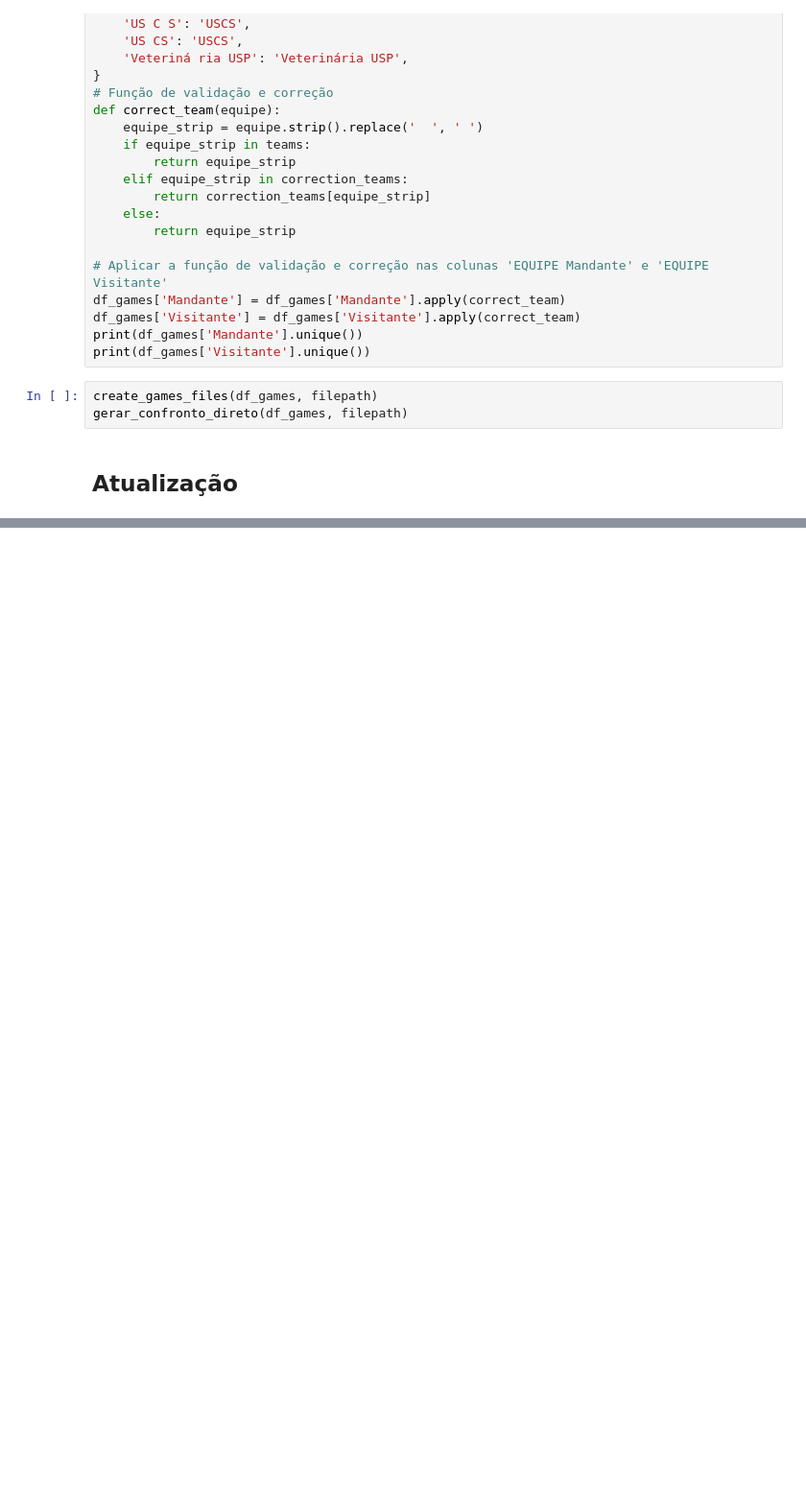
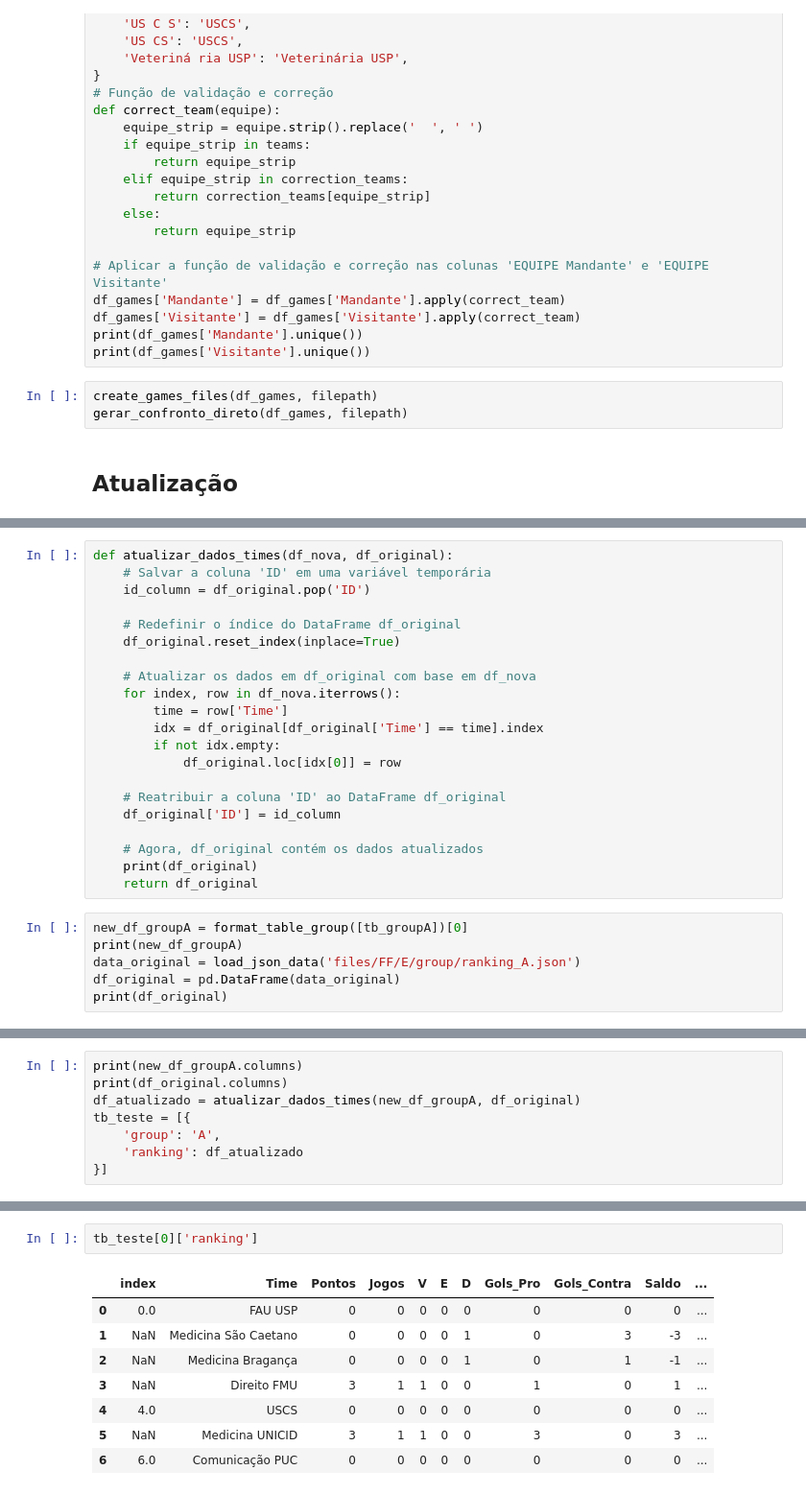
Before and after one commit to Vini9-9/NDU, a Jupyter notebook: ndu.ipynb, the cells around one changed output, grey strips where cells are left out. Shown at 96% size. Saved outputs shown, nothing was run; the diff lists cells and outputs as text; blank space fills up the shorter version.

```diff
--- a/ndu.ipynb
+++ b/ndu.ipynb
@@ -532,0 +700,27 @@ gerar_confronto_direto(df_games, filepath)
+# %%
+def atualizar_dados_times(df_nova, df_original):
+    # Salvar a coluna 'ID' em uma variável temporária
+    id_column = df_original.pop('ID')
+
+    # Redefinir o índice do DataFrame df_original
+    df_original.reset_index(inplace=True)
+
+    # Atualizar os dados em df_original com base em df_nova
+    for index, row in df_nova.iterrows():
+        time = row['Time']
+        idx = df_original[df_original['Time'] == time].index
+        if not idx.empty:
+            df_original.loc[idx[0]] = row
+
+    # Reatribuir a coluna 'ID' ao DataFrame df_original
+    df_original['ID'] = id_column
+
+    # Agora, df_original contém os dados atualizados
+    print(df_original)
+    return df_original
+# %%
+new_df_groupA = format_table_group([tb_groupA])[0]
+print(new_df_groupA)
+data_original = load_json_data('files/FF/E/group/ranking_A.json')
+df_original = pd.DataFrame(data_original)
+print(df_original)
@@ -532,0 +745,8 @@ gerar_confronto_direto(df_games, filepath)
+# %%
+print(new_df_groupA.columns)
+print(df_original.columns)
+df_atualizado = atualizar_dados_times(new_df_groupA, df_original)
+tb_teste = [{
+    'group': 'A',
+    'ranking': df_atualizado
+}]
@@ -532,0 +784,11 @@ gerar_confronto_direto(df_games, filepath)
+# %%
+tb_teste[0]['ranking']
+# %% [output]
+|  | index | Time | Pontos | Jogos | V | E | D | Gols_Pro | Gols_Contra | Saldo | ... |
+| 0 | 0.0 | FAU USP | 0 | 0 | 0 | 0 | 0 | 0 | 0 | 0 | ... |
+| 1 | NaN | Medicina São Caetano | 0 | 0 | 0 | 0 | 1 | 0 | 3 | -3 | ... |
+| 2 | NaN | Medicina Bragança | 0 | 0 | 0 | 0 | 1 | 0 | 1 | -1 | ... |
+| 3 | NaN | Direito FMU | 3 | 1 | 1 | 0 | 0 | 1 | 0 | 1 | ... |
+| 4 | 4.0 | USCS | 0 | 0 | 0 | 0 | 0 | 0 | 0 | 0 | ... |
+| 5 | NaN | Medicina UNICID | 3 | 1 | 1 | 0 | 0 | 3 | 0 | 3 | ... |
+| 6 | 6.0 | Comunicação PUC | 0 | 0 | 0 | 0 | 0 | 0 | 0 | 0 | ... |
```
Also changed, not shown: parts of 37 cells of this notebook, 3 other files.
